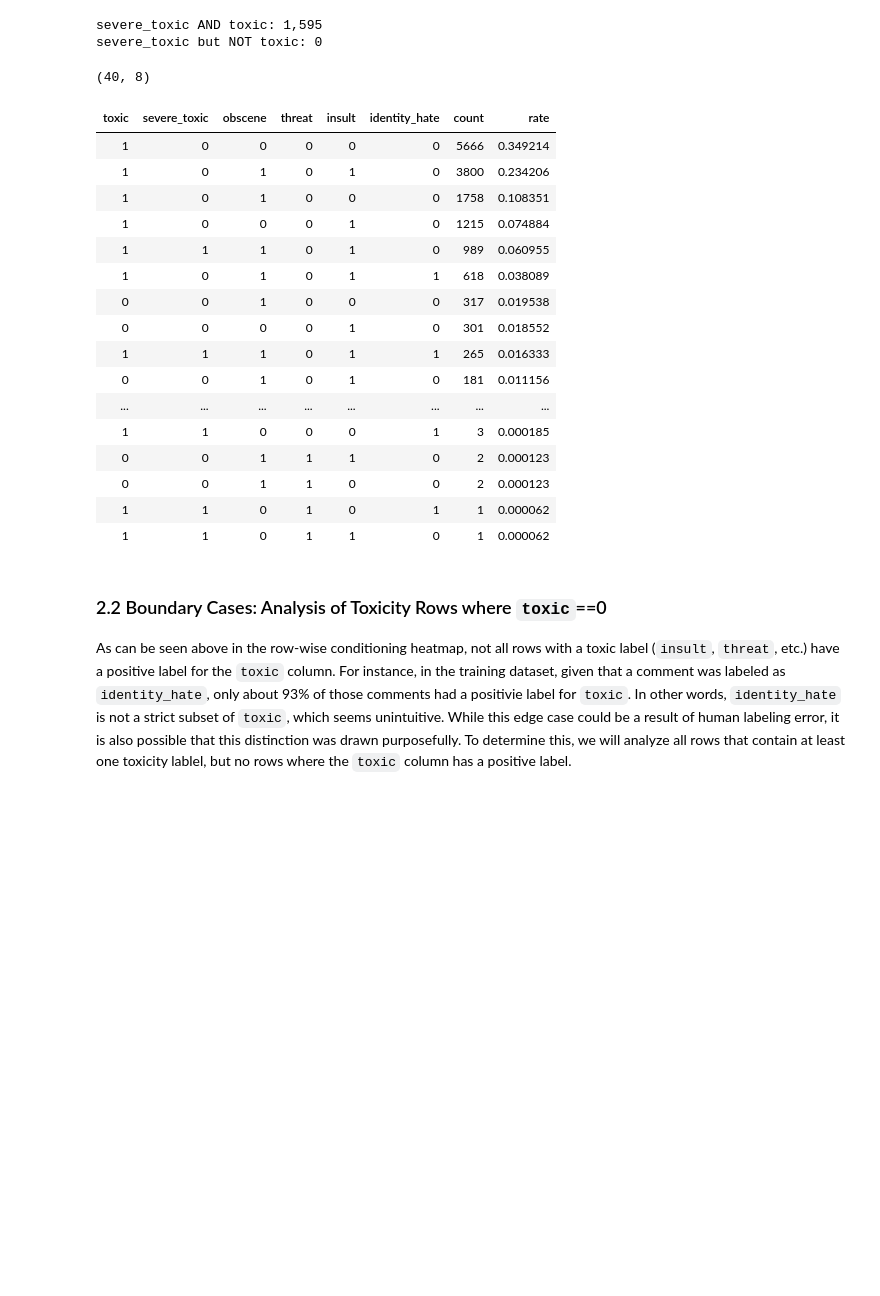
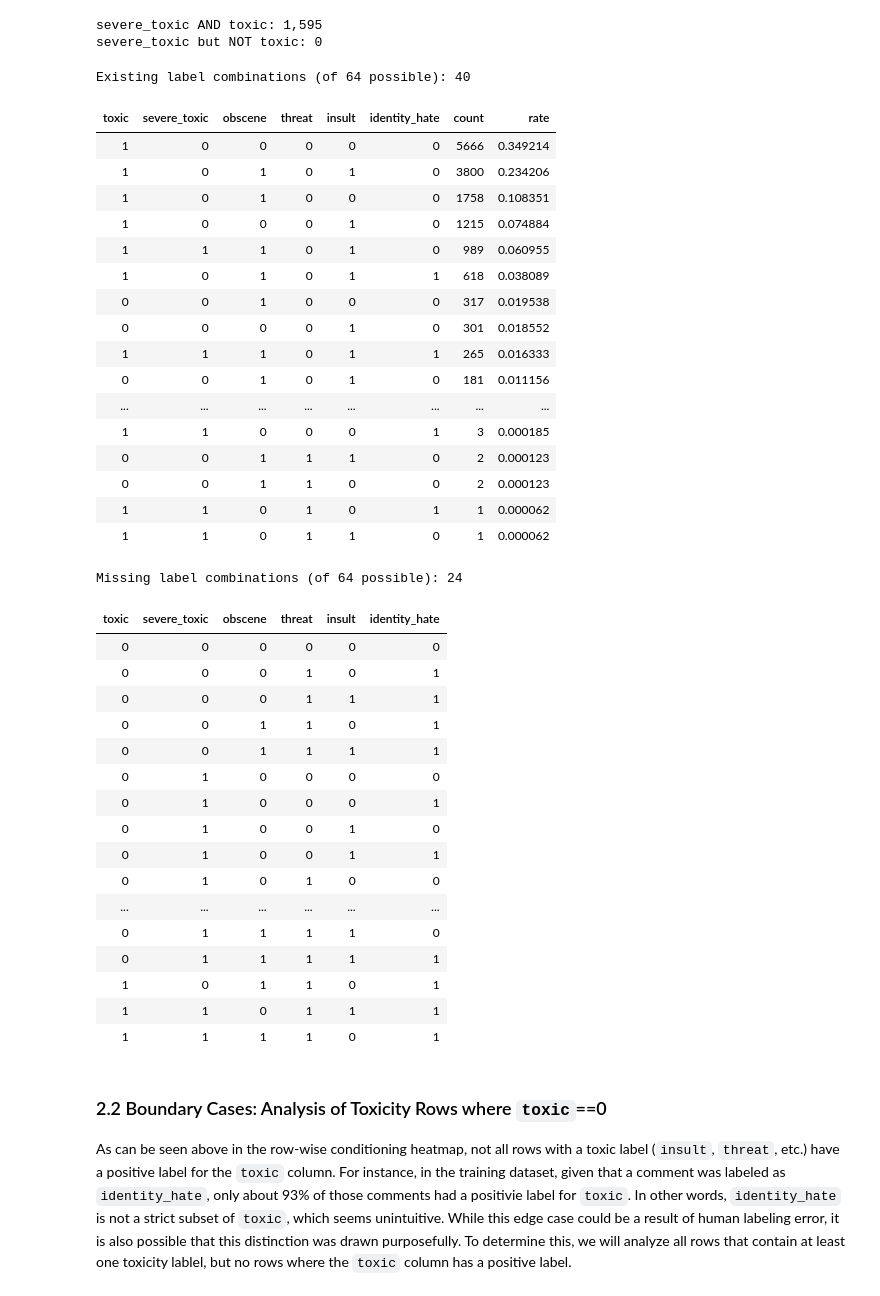
Before and after one commit to danlam-sudo/cmpe258-2026Fall-ToxicCommentDetection, a Jupyter notebook: eda/EDA.ipynb, the cells around one changed output. Drawn from its saved outputs; the diff is of its cells as text; code cells hidden in the pictures; blank space fills up the shorter version.

```diff
--- a/eda/EDA.ipynb
+++ b/eda/EDA.ipynb
@@ -261,6 +375,8 @@ severe_toxic but NOT toxic: 0
 # %%
 # All Combinations and Counts/Rates of Any Toxic Rows
 # Label Combination Frequency Table
+
+from itertools import product
 
 toxic_rows = df.loc[df[LABEL_COLS].sum(axis=1) > 0, LABEL_COLS].astype(int)
 
@@ -276,10 +392,10 @@ label_combo_freq = (
 label_combo_freq["rate"] = label_combo_freq["count"] / total_toxic_rows
 label_combo_freq = label_combo_freq.sort_values("count", ascending=False).reset_index(drop=True)
 
-print(label_combo_freq.shape)
+print(f"Existing label combinations (of 64 possible): {len(label_combo_freq)}")
 display(label_combo_freq.style.hide(axis="index"))
 # %% [output]
-(40, 8)
+Existing label combinations (of 64 possible): 40
 | toxic | severe_toxic | obscene | threat | insult | identity_hate | count | rate |
 | 1 | 0 | 0 | 0 | 0 | 0 | 5666 | 0.349214 |
 | 1 | 0 | 1 | 0 | 1 | 0 | 3800 | 0.234206 |
@@ -297,6 +413,44 @@ display(label_combo_freq.style.hide(axis="index"))
 | 0 | 0 | 1 | 1 | 0 | 0 | 2 | 0.000123 |
 | 1 | 1 | 0 | 1 | 0 | 1 | 1 | 0.000062 |
 | 1 | 1 | 0 | 1 | 1 | 0 | 1 | 0.000062 |
+# %%
+all_label_combos = pd.DataFrame(
+    product([0, 1], repeat=len(LABEL_COLS)),
+    columns=LABEL_COLS,
+).astype(int)
+
+missing_label_combos = (
+    all_label_combos.merge(
+        label_combo_freq[LABEL_COLS],
+        on=LABEL_COLS,
+        how="left",
+        indicator=True,
+    )
+    .loc[lambda x: x["_merge"] == "left_only", LABEL_COLS]
+    .reset_index(drop=True)
+)
+
+print(f"Missing label combinations (of {len(all_label_combos)} possible): {len(missing_label_combos)}")
+display(missing_label_combos.style.hide(axis="index"))
+# %% [output]
+Missing label combinations (of 64 possible): 24
+| toxic | severe_toxic | obscene | threat | insult | identity_hate |
+| 0 | 0 | 0 | 0 | 0 | 0 |
+| 0 | 0 | 0 | 1 | 0 | 1 |
+| 0 | 0 | 0 | 1 | 1 | 1 |
+| 0 | 0 | 1 | 1 | 0 | 1 |
+| 0 | 0 | 1 | 1 | 1 | 1 |
+| 0 | 1 | 0 | 0 | 0 | 0 |
+| 0 | 1 | 0 | 0 | 0 | 1 |
+| 0 | 1 | 0 | 0 | 1 | 0 |
+| 0 | 1 | 0 | 0 | 1 | 1 |
+| 0 | 1 | 0 | 1 | 0 | 0 |
+| ... | ... | ... | ... | ... | ... |
+| 0 | 1 | 1 | 1 | 1 | 0 |
+| 0 | 1 | 1 | 1 | 1 | 1 |
+| 1 | 0 | 1 | 1 | 0 | 1 |
+| 1 | 1 | 0 | 1 | 1 | 1 |
+| 1 | 1 | 1 | 1 | 0 | 1 |
 # %% [markdown]
 ### 2.2 Boundary Cases: Analysis of Toxicity Rows where `toxic`==0
 
```
Also changed, not shown: parts of 3 cells of this notebook, 1 other file.
